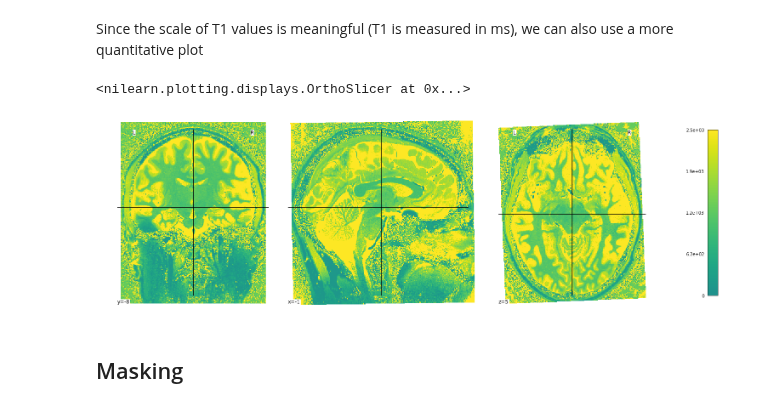
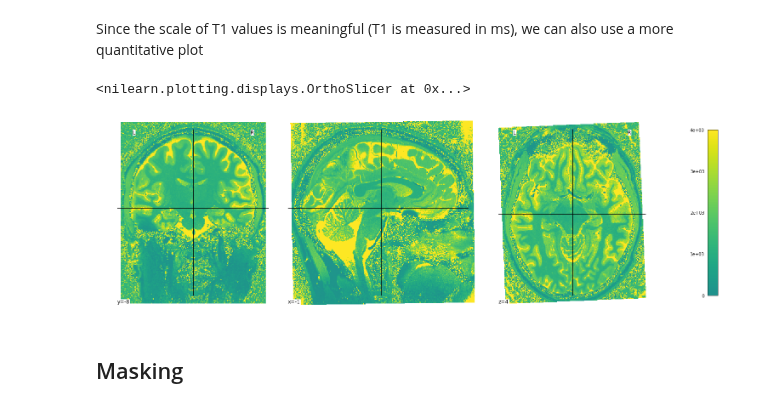
Before and after one commit to Gilles86/pymp2rage, a Jupyter notebook: notebooks/MP2RAGE and T1 fitting.ipynb, the cells around one changed output. Drawn from its saved outputs; the diff is of its cells as text; code cells hidden in the pictures.

```diff
--- a/notebooks/MP2RAGE and T1 fitting.ipynb
+++ b/notebooks/MP2RAGE and T1 fitting.ipynb
@@ -54,10 +56,10 @@ plotting.plot_anat(fitter.t1, figure=fig, cut_coords=(0, 0, 0))
 Since the scale of T1 values is meaningful (T1 is measured in ms), we can also use a more quantitative plot
 # %%
 fig = plt.figure(figsize=(20, 6))
-plotting.plot_stat_map(fitter.t1, cmap=plt.cm.viridis, figure=fig, symmetric_cbar=False, vmax=2500)
+plotting.plot_stat_map(fitter.t1map, cmap=plt.cm.viridis, figure=fig, symmetric_cbar=False, vmax=4000)
 # %% [output]
 <nilearn.plotting.displays.OrthoSlicer at 0x...>
-[figure, old version]
+[figure, new version]
 # %% [markdown]
 ## Masking
 # %% [markdown]
```
Also changed, not shown: parts of 10 cells of this notebook, 2 other files.
